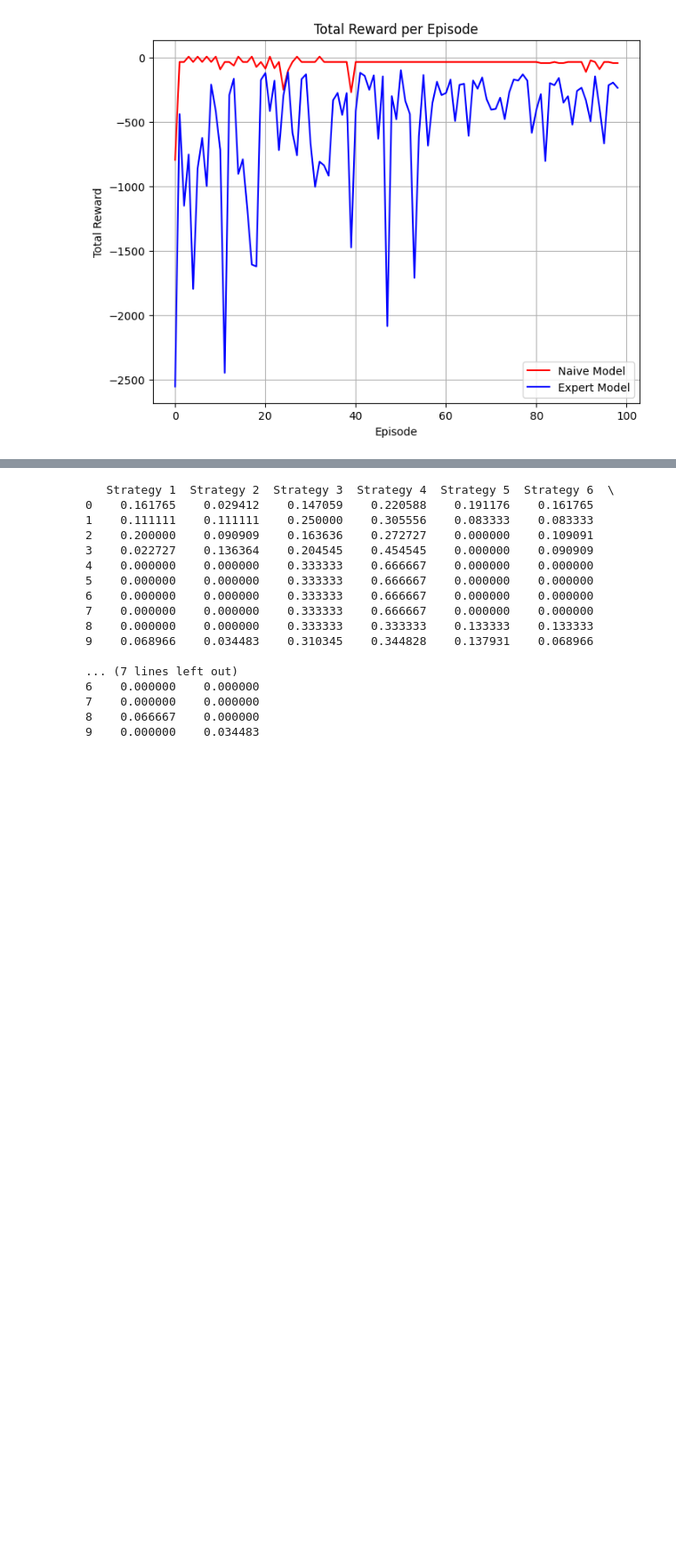
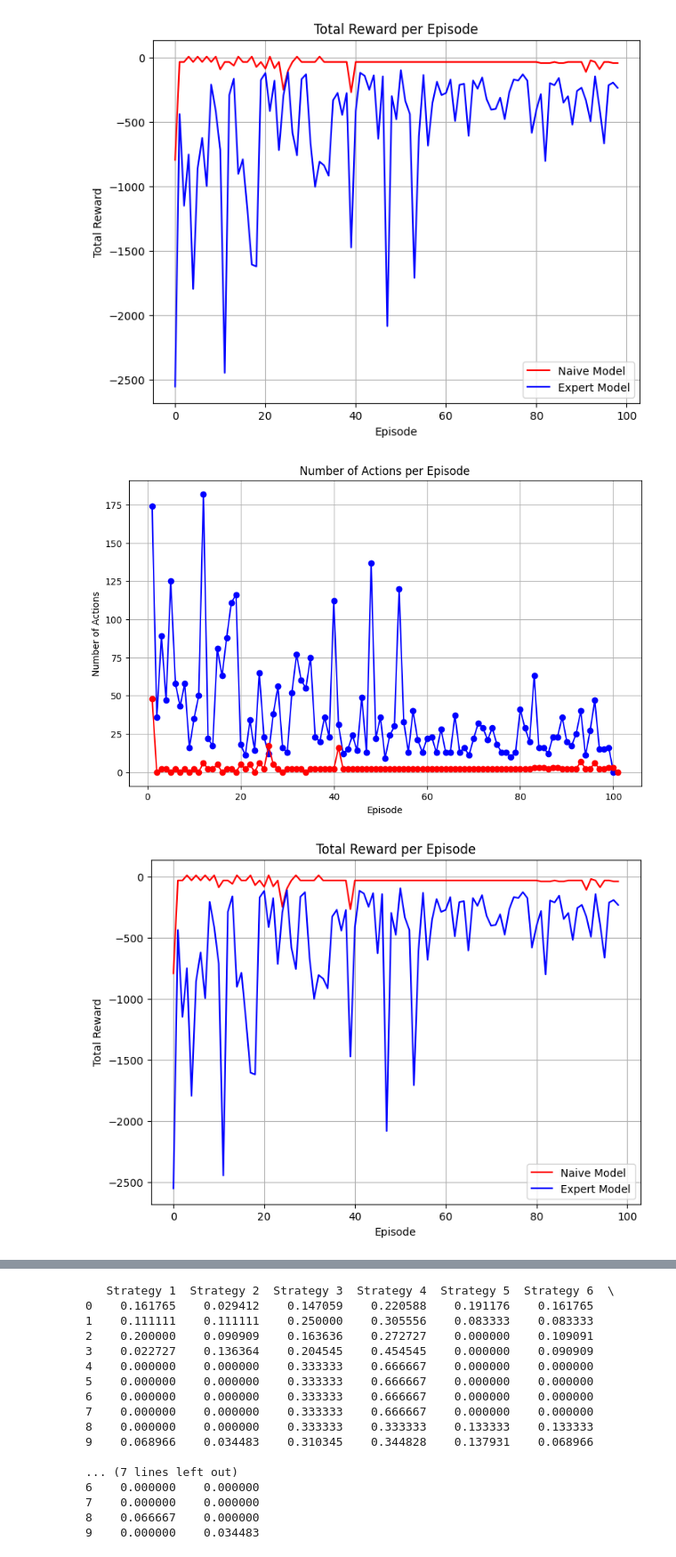
Before and after one commit to MAP-Cyber-Security-AI/Nimplant, a Jupyter notebook: dataEvaluation_new.ipynb, the cells around one changed output, grey strips where cells are left out. Shown at 89% size. Cells and saved outputs as stored; diff of their text form; code cells hidden in the pictures; blank space fills up the shorter version.

```diff
--- a/dataEvaluation_new.ipynb
+++ b/dataEvaluation_new.ipynb
@@ -208,3 +285,32 @@ ax.grid(True)
 plt.show()
 # %% [output]
 [figure]
+# %%
+import matplotlib.pyplot as plt
+from matplotlib.gridspec import GridSpec
+
+# First Plot
+plt.figure(figsize=(10, 6))
+plt.plot(summary_df['Episode'], summary_df['Number of Actions'], marker='o', linestyle='-', color='blue')
+plt.plot(summary_df_naive2['Episode'], summary_df_naive2['Number of Actions'], marker='o', linestyle='-', color='red')
+plt.title('Number of Actions per Episode')
+plt.xlabel('Episode')
+plt.ylabel('Number of Actions')
+plt.grid(True)
+
+# Second Plot
+fig, ax = plt.subplots(figsize=(8, 6))
+ax.plot(calculate_rewards(df_naive, naive_eps_idx), color='red', label='Naive Model')
+ax.plot(calculate_rewards(df_expert, expert_eps_idx), color='blue', label='Expert Model')
+ax.set_xlabel('Episode')
+ax.set_ylabel('Total Reward')
+ax.set_title('Total Reward per Episode')
+ax.legend()
+ax.grid(True)
+
+# Arrange Plots Side by Side
+fig.tight_layout(pad=3.0)
+plt.show()
+# %% [output]
+[figure, added]
+[figure, added]
```
Also changed, not shown: parts of 9 cells of this notebook.
